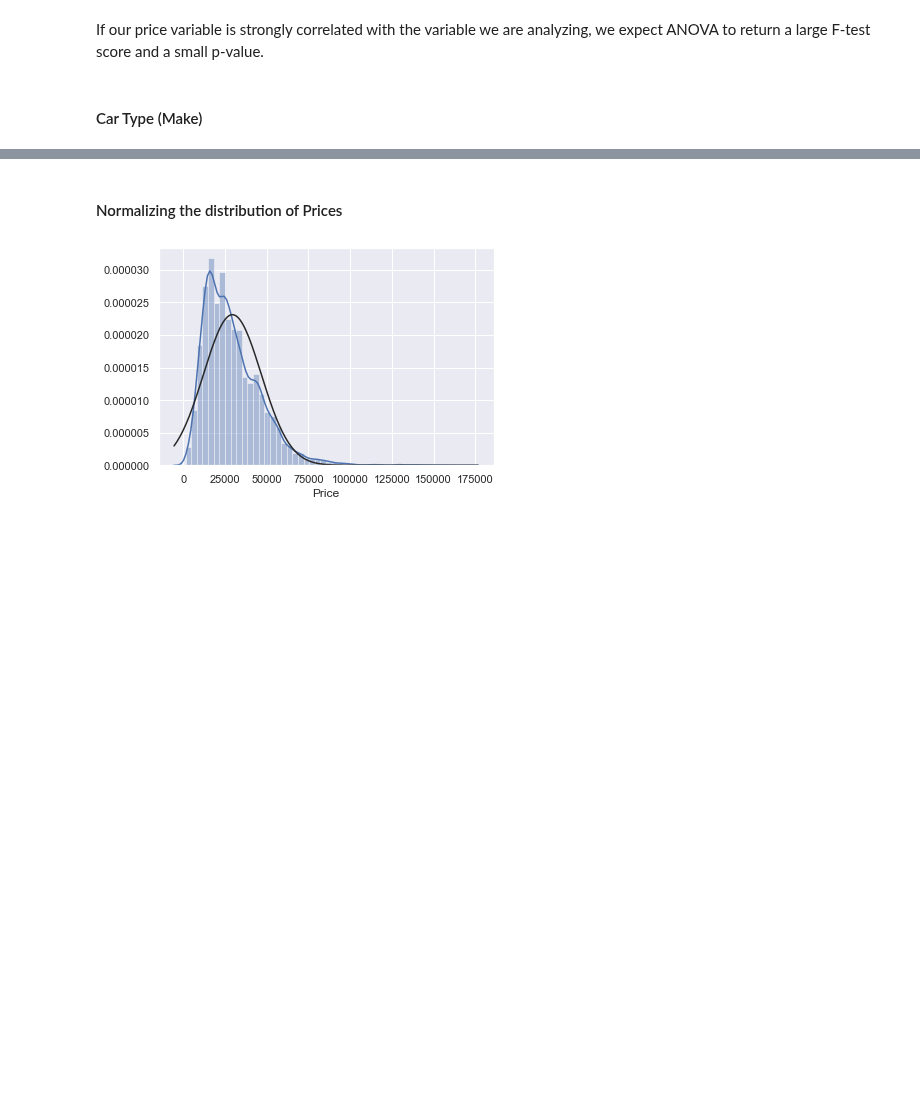
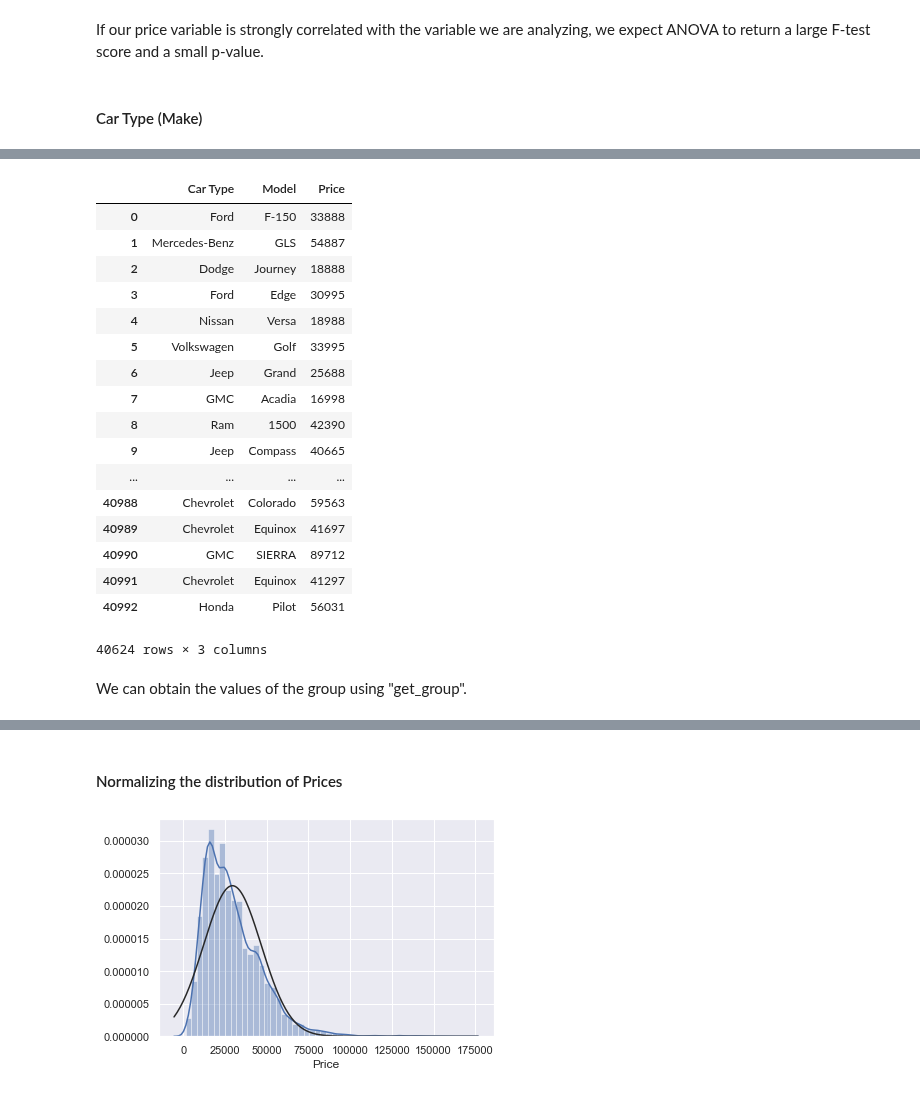
Before and after one commit to kavehamini/Used-Car-Price-Predictor, a Jupyter notebook: Analysis, Cleaning and Visualization of Used Honda Dataset obtained by Scraping Autotrader.ca.ipynb, the cells around one changed output, grey strips where cells are left out. Cells and saved outputs as stored; diff of their text form; code cells hidden in the pictures; blank space fills up the shorter version.

```diff
--- a/Analysis, Cleaning and Visualization of Used Honda Dataset obtained by Scraping Autotrader.ca.ipynb
+++ b/Analysis, Cleaning and Visualization of Used Honda Dataset obtained by Scraping Autotrader.ca.ipynb
@@ -615,0 +642,23 @@ If our price variable is strongly correlated with the variable we are analyzing,
+# %%
+df_group_makemodel
+# %% [output]
+|  | Car Type | Model | Price |
+| 0 | Ford | F-150 | 33888 |
+| 1 | Mercedes-Benz | GLS | 54887 |
+| 2 | Dodge | Journey | 18888 |
+| 3 | Ford | Edge | 30995 |
+| 4 | Nissan | Versa | 18988 |
+| 5 | Volkswagen | Golf | 33995 |
+| 6 | Jeep | Grand | 25688 |
+| 7 | GMC | Acadia | 16998 |
+| 8 | Ram | 1500 | 42390 |
+| 9 | Jeep | Compass | 40665 |
+| ... | ... | ... | ... |
+| 40988 | Chevrolet | Colorado | 59563 |
+| 40989 | Chevrolet | Equinox | 41697 |
+| 40990 | GMC | SIERRA | 89712 |
+| 40991 | Chevrolet | Equinox | 41297 |
+| 40992 | Honda | Pilot | 56031 |
+40624 rows × 3 columns
+# %% [markdown]
+We can obtain the values of the group using "get_group".
```
Also changed, not shown: parts of 14 cells of this notebook, 2 other files.
